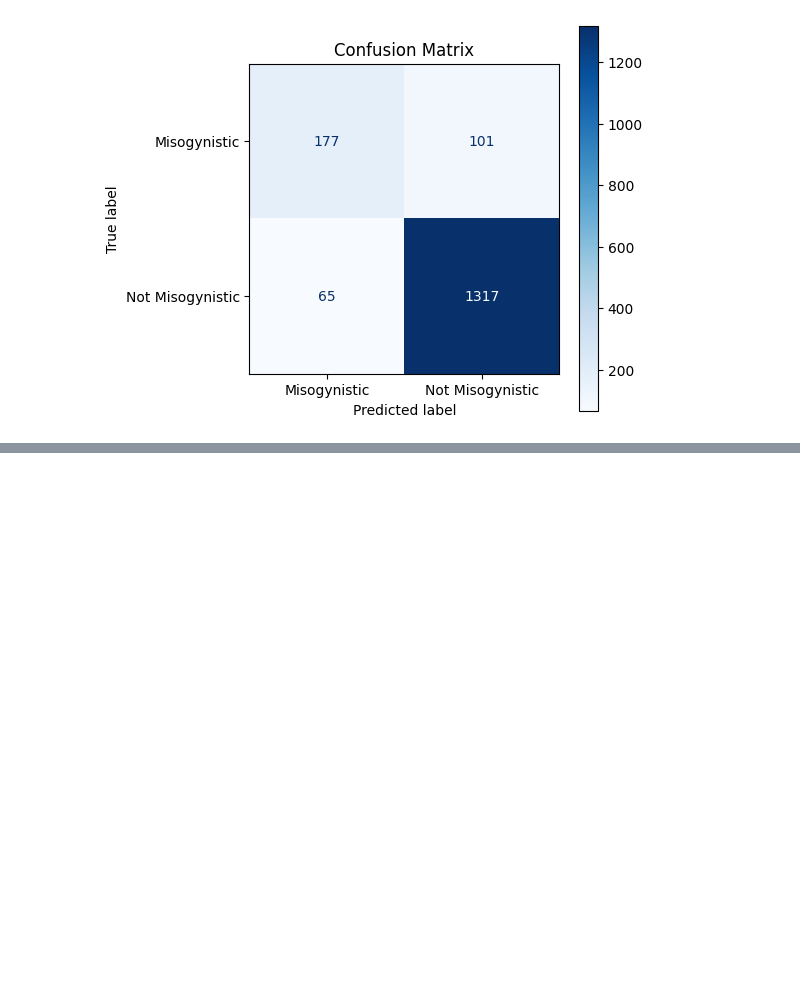
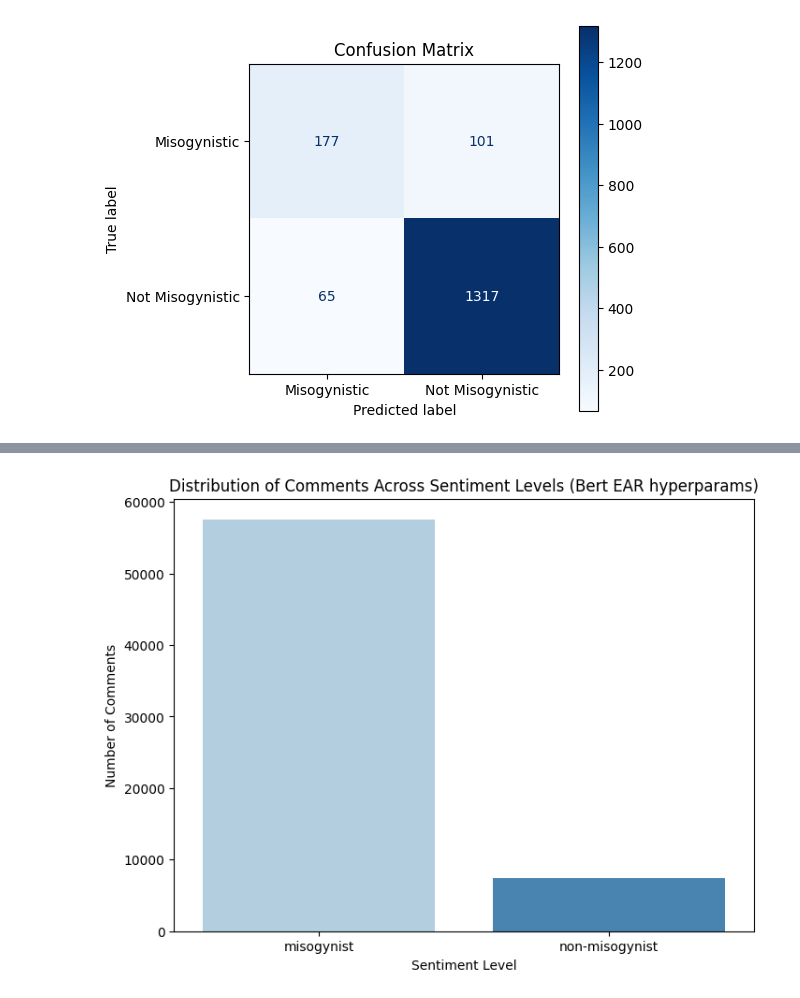
Before and after one commit to AmyMcMahon/FYP, a Jupyter notebook: src/finetune_model.ipynb, the cells around one changed output, grey strips where cells are left out. Saved outputs shown, nothing was run; the diff lists cells and outputs as text; code cells hidden in the pictures; blank space fills up the shorter version.

Commit message:
create graphs for results@

```diff
--- a/src/finetune_model.ipynb
+++ b/src/finetune_model.ipynb
@@ -274,0 +226,83 @@ DatasetGenerationError: An error occurred while generating the dataset
+# %%
+from transformers import Trainer, TrainingArguments, AutoModelForSequenceClassification, AutoTokenizer
+import torch
+from datasets import Dataset
+import json
+import pandas as pd
+from tqdm import tqdm
+import matplotlib.pyplot as plt
+import seaborn as sns
+
+# 1) Load the model & tokenizer from disk
+model = AutoModelForSequenceClassification.from_pretrained("best-misogyny-model")
+tokenizer = AutoTokenizer.from_pretrained("best-misogyny-model")
+
+# 2) Set device for GPU if available
+device = 0 if torch.cuda.is_available() else -1
+
+# 3) Load your custom dataset
+file_path = '../datasets/test/womenEngineers_comment_filtered.json'  # Update this path to your file
+output_csv_path = '../datasets/results/bert-hyperparam-comments.csv'
+
+# Read your dataset
+with open(file_path, 'r') as f:
+    lines = f.readlines()
+
+# Prepare data for Trainer
+texts = []
+for line in lines:
+    data = json.loads(line)
+    body = data.get("body", "").strip()  # Extracting 'body' field for comment text
+    texts.append(body)
+
+# Tokenize the texts using the tokenizer
+inputs = tokenizer(texts, padding=True, truncation=True, return_tensors="pt", max_length=512)
+
+# Convert inputs to a dataset
+inputs_dataset = Dataset.from_dict({
+    "input_ids": inputs["input_ids"],
+    "attention_mask": inputs["attention_mask"]
+})
+
+# Create the Trainer
+training_args = TrainingArguments(
+    output_dir="./results",  # Directory to save results (not used for inference, but required)
+    per_device_eval_batch_size=16,  # Use 16 for batch size (or another value that fits your GPU memory)
+)
+
+trainer = Trainer(
+    model=model,               # The fine-tuned model
+    args=training_args,        # TrainingArguments
+    tokenizer=tokenizer,       # The tokenizer used in the fine-tuning
+)
+
+# 4) Predict on the dataset using the trainer
+predictions = trainer.predict(inputs_dataset).predictions  # shape [n_examples, n_labels]
+pred_labels = predictions.argmax(axis=-1)  # Get the predicted labels (max probability)
+
+# 5) Save the results to a CSV file
+labeled_data = []
+for text, label in zip(texts, pred_labels):
+    sentiment = "misogynist" if label == 0 else "non-misogynist"
+    labeled_data.append({"title": text, "sentiment": sentiment})
+
+df = pd.DataFrame(labeled_data)
+df.to_csv(output_csv_path, index=False)
+print(f"Saved labeled data to {output_csv_path}")
+
+# 6) Plot the distribution of sentiment labels
+level_counts = {"misogynist": sum(pred_labels == 1), "non-misogynist": sum(pred_labels == 0)}
+
+plt.figure(figsize=(8, 6))
+sns.barplot(x=list(level_counts.keys()),
+            y=list(level_counts.values()),
+            hue=list(level_counts.keys()),
+            palette="Blues",
+            legend=False)
+
+plt.xlabel("Sentiment Level")
+plt.ylabel("Number of Comments")
+plt.title("Distribution of Comments Across Sentiment Levels (Bert EAR hyperparams)")
+plt.savefig("../images/hyperparams-bert-comments.png")
+plt.show()
+# %% [output]
@@ -274,0 +311 @@ DatasetGenerationError: An error occurred while generating the dataset
+[figure, added]
```
Also changed, not shown: parts of 3 cells of this notebook, 2 other files.
